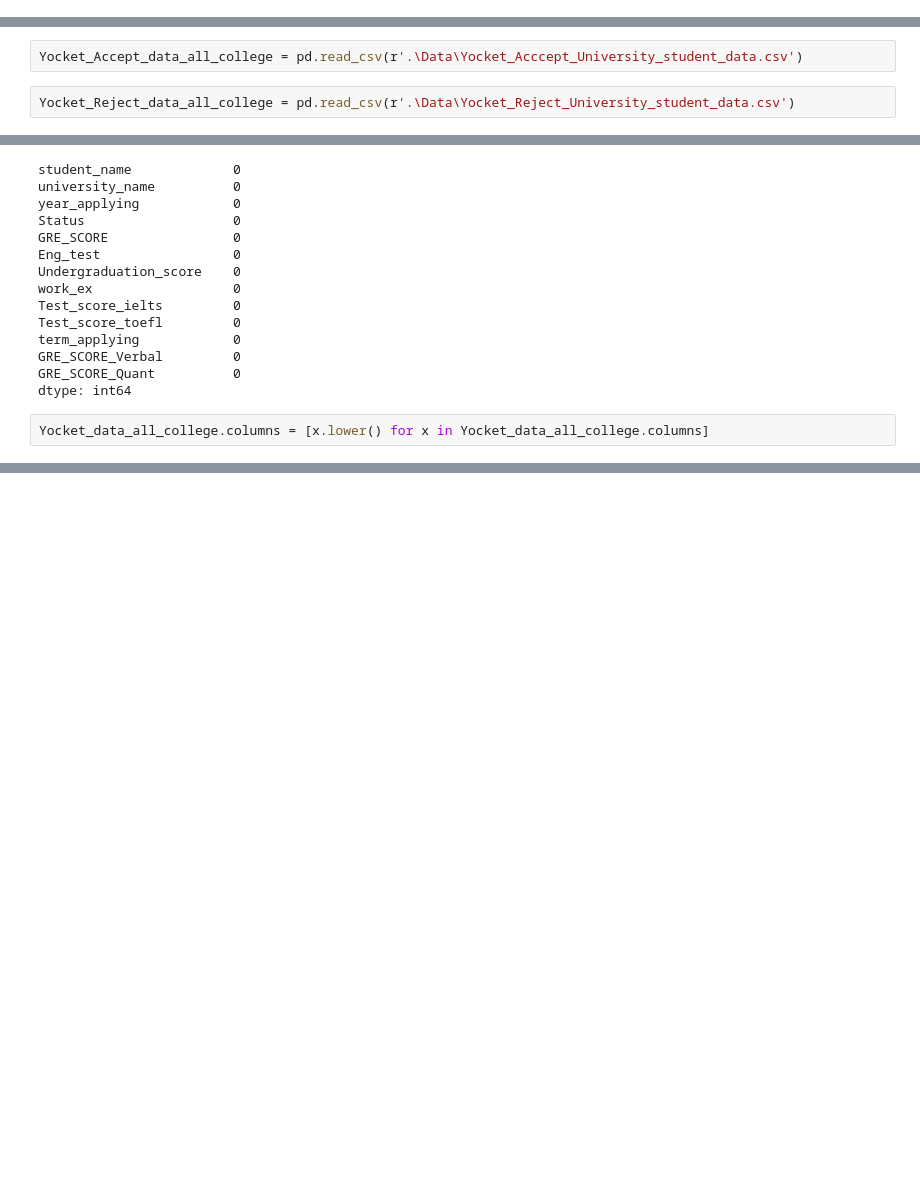
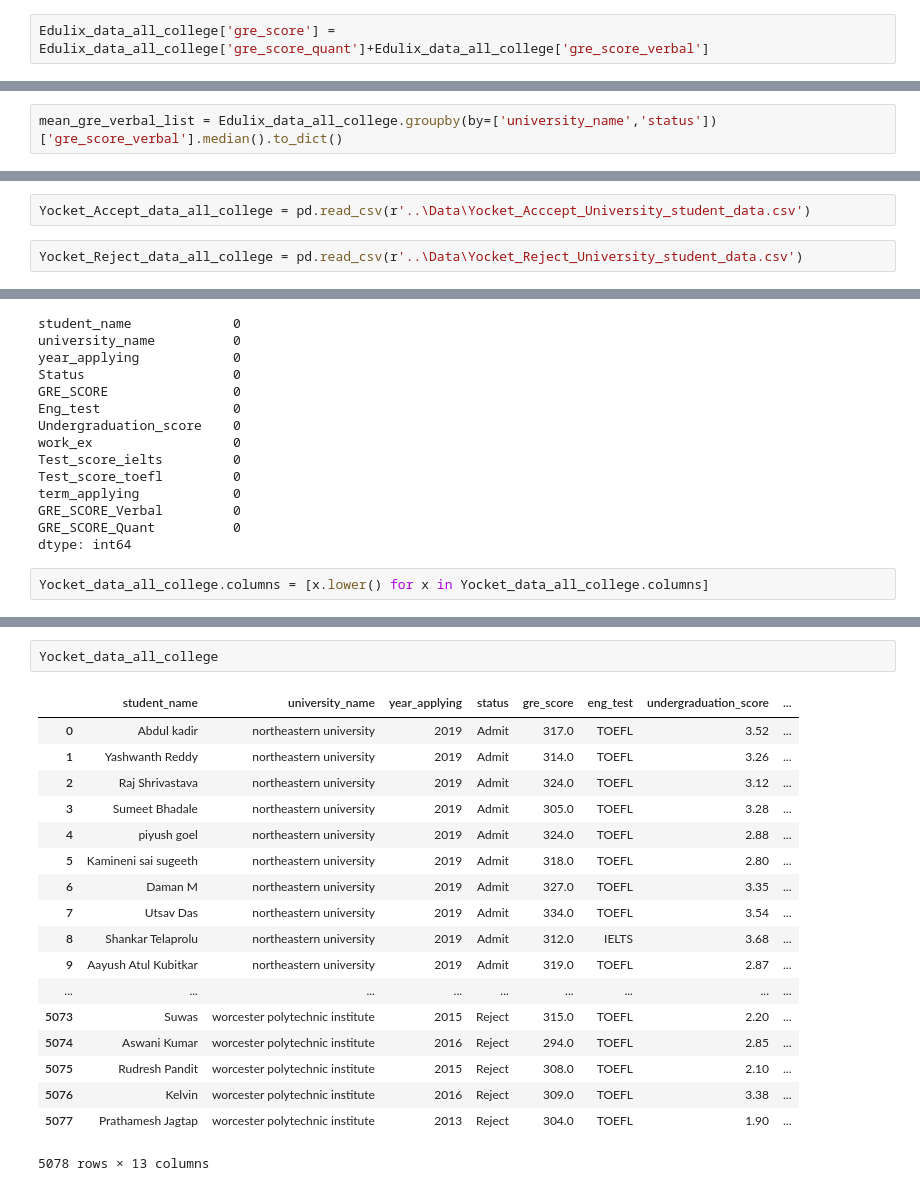
Before and after one commit to naveenjamimag/Machine-Learning-Model-for-Graduate-Admission, a Jupyter notebook: data_preprocessing_and_FE/PreProcessing and FE.ipynb, the cells around one changed output, grey strips where cells are left out. Drawn from its saved outputs; the diff is of its cells as text; blank space fills up the shorter version.

Commit message:
Combined Edulix and Yocket data

```diff
--- a/data_preprocessing_and_FE/PreProcessing and FE.ipynb
+++ b/data_preprocessing_and_FE/PreProcessing and FE.ipynb
@@ -301,0 +518,2 @@ mean_gre_verbal_list = Edulix_data_all_college.groupby(by=['university','status'
+# %%
+Edulix_data_all_college['gre_score'] = Edulix_data_all_college['gre_score_quant']+Edulix_data_all_college['gre_score_verbal']
@@ -302,3 +581,5 @@ mean_gre_verbal_list = Edulix_data_all_college.groupby(by=['university','status'
+# %%
+mean_gre_verbal_list = Edulix_data_all_college.groupby(by=['university_name','status'])['gre_score_verbal'].median().to_dict()
 # %%
 mean_gre_verbal_list
 # %% [output]
@@ -324,9 +605,9 @@ mean_gre_verbal_list
 # %% [markdown]
 <b> Importing the Yocket Dataset(Accept and reject csv file) </b><br>
 # %%
-Yocket_Accept_data_all_college = pd.read_csv(r'.\Data\Yocket_Acccept_University_student_data.csv')
+Yocket_Accept_data_all_college = pd.read_csv(r'..\Data\Yocket_Acccept_University_student_data.csv')
 # %%
-Yocket_Reject_data_all_college = pd.read_csv(r'.\Data\Yocket_Reject_University_student_data.csv')
+Yocket_Reject_data_all_college = pd.read_csv(r'..\Data\Yocket_Reject_University_student_data.csv')
 # %%
 Yocket_Accept_data_all_college = Yocket_Accept_data_all_college.set_index('index')
 # %%
@@ -1029,0 +1339,21 @@ Yocket_data_all_college.to_csv('.\Data\clean_data_all_college30.csv',index=False
+# %%
+Yocket_data_all_college
+# %% [output]
+|  | student_name | university_name | year_applying | status | gre_score | eng_test | undergraduation_score | ... |
+| 0 | Abdul kadir | northeastern university | 2019 | Admit | 317.0 | TOEFL | 3.52 | ... |
+| 1 | Yashwanth Reddy | northeastern university | 2019 | Admit | 314.0 | TOEFL | 3.26 | ... |
+| 2 | Raj Shrivastava | northeastern university | 2019 | Admit | 324.0 | TOEFL | 3.12 | ... |
+| 3 | Sumeet Bhadale | northeastern university | 2019 | Admit | 305.0 | TOEFL | 3.28 | ... |
+| 4 | piyush goel | northeastern university | 2019 | Admit | 324.0 | TOEFL | 2.88 | ... |
+| 5 | Kamineni sai sugeeth | northeastern university | 2019 | Admit | 318.0 | TOEFL | 2.80 | ... |
+| 6 | Daman M | northeastern university | 2019 | Admit | 327.0 | TOEFL | 3.35 | ... |
+| 7 | Utsav Das | northeastern university | 2019 | Admit | 334.0 | TOEFL | 3.54 | ... |
+| 8 | Shankar Telaprolu | northeastern university | 2019 | Admit | 312.0 | IELTS | 3.68 | ... |
+| 9 | Aayush Atul Kubitkar | northeastern university | 2019 | Admit | 319.0 | TOEFL | 2.87 | ... |
+| ... | ... | ... | ... | ... | ... | ... | ... | ... |
+| 5073 | Suwas | worcester polytechnic institute | 2015 | Reject | 315.0 | TOEFL | 2.20 | ... |
+| 5074 | Aswani Kumar | worcester polytechnic institute | 2016 | Reject | 294.0 | TOEFL | 2.85 | ... |
+| 5075 | Rudresh Pandit | worcester polytechnic institute | 2015 | Reject | 308.0 | TOEFL | 2.10 | ... |
+| 5076 | Kelvin | worcester polytechnic institute | 2016 | Reject | 309.0 | TOEFL | 3.38 | ... |
+| 5077 | Prathamesh Jagtap | worcester polytechnic institute | 2013 | Reject | 304.0 | TOEFL | 1.90 | ... |
+5078 rows × 13 columns
```
Also changed, not shown: parts of 89 cells of this notebook.
